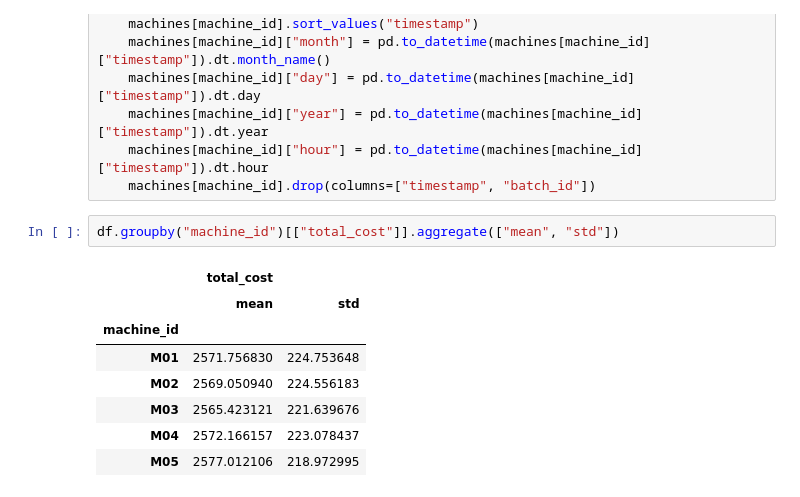
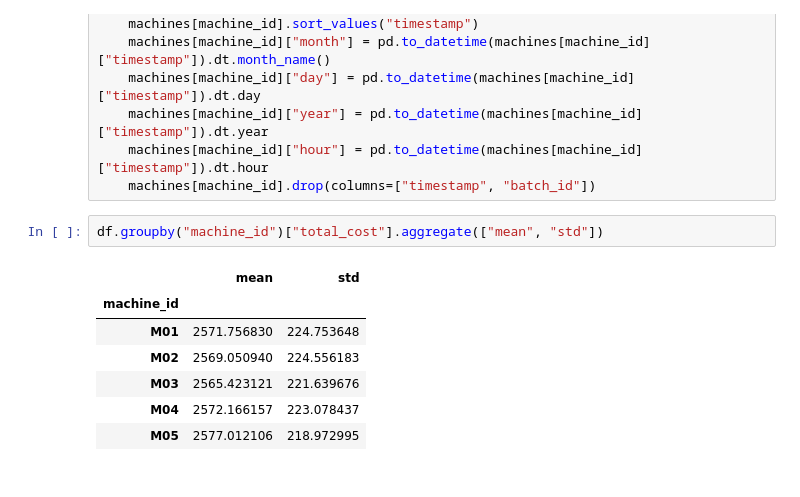
Before and after one commit to vishnutg14/data-analysis-projects, a Jupyter notebook: solutions/08_manufacturing_analysis/analysis.ipynb, the cells around one changed output. Cells and saved outputs as stored; diff of their text form.

```diff
--- a/solutions/08_manufacturing_analysis/analysis.ipynb
+++ b/solutions/08_manufacturing_analysis/analysis.ipynb
@@ -72,9 +74,8 @@ for machine_id in df['machine_id'].unique():
     machines[machine_id]["hour"] = pd.to_datetime(machines[machine_id]["timestamp"]).dt.hour
     machines[machine_id].drop(columns=["timestamp", "batch_id"])
 # %%
-df.groupby("machine_id")[["total_cost"]].aggregate(["mean", "std"])
+df.groupby("machine_id")["total_cost"].aggregate(["mean", "std"])
 # %% [output]
-|  | total_cost |  |
 |  | mean | std |
 | machine_id |  |  |
 | M01 | 2571.756830 | 224.753648 |
```
Also changed, not shown: parts of 4 cells of this notebook.
